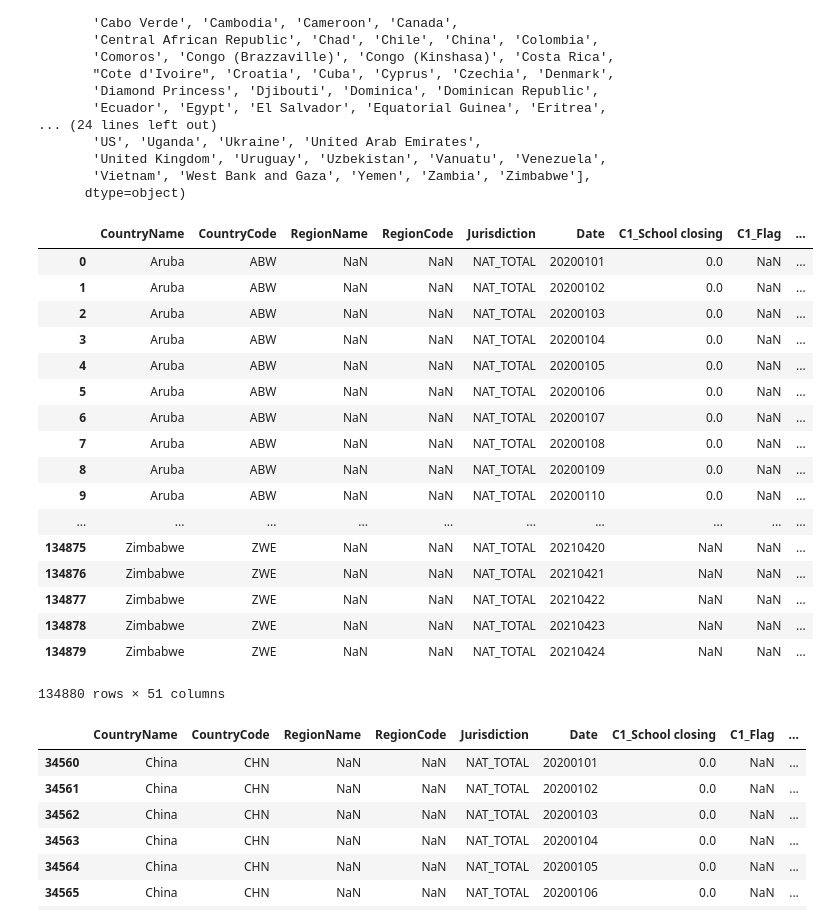
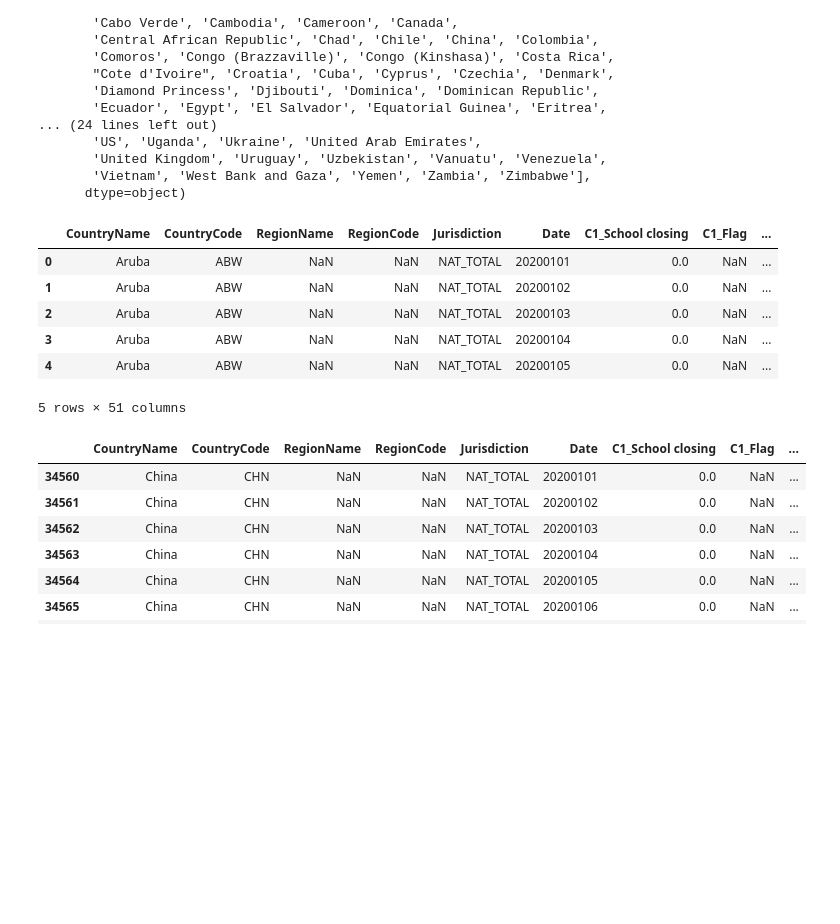
Before and after one commit to xiaolng/GSGHack_project10, a Jupyter notebook: plot_time_series.ipynb, the cells around one changed output. Cells and saved outputs as stored; diff of their text form; code cells hidden in the pictures; blank space fills up the shorter version.

```diff
--- a/plot_time_series.ipynb
+++ b/plot_time_series.ipynb
@@ -134,26 +134,15 @@ array(['Afghanistan', 'Albania', 'Algeria', 'Andorra', 'Angola',
 
 df_government = pd.read_csv("https://raw.githubusercontent.com/OxCGRT/covid-policy-tracker/master/data/OxCGRT_latest.csv")
 # %%
-df_government[ ]
+df_government.head()
 # %% [output]
 |  | CountryName | CountryCode | RegionName | RegionCode | Jurisdiction | Date | C1_School closing | C1_Flag | ... |
 | 0 | Aruba | ABW | NaN | NaN | NAT_TOTAL | 20200101 | 0.0 | NaN | ... |
 | 1 | Aruba | ABW | NaN | NaN | NAT_TOTAL | 20200102 | 0.0 | NaN | ... |
 | 2 | Aruba | ABW | NaN | NaN | NAT_TOTAL | 20200103 | 0.0 | NaN | ... |
 | 3 | Aruba | ABW | NaN | NaN | NAT_TOTAL | 20200104 | 0.0 | NaN | ... |
 | 4 | Aruba | ABW | NaN | NaN | NAT_TOTAL | 20200105 | 0.0 | NaN | ... |
-| 5 | Aruba | ABW | NaN | NaN | NAT_TOTAL | 20200106 | 0.0 | NaN | ... |
-| 6 | Aruba | ABW | NaN | NaN | NAT_TOTAL | 20200107 | 0.0 | NaN | ... |
-| 7 | Aruba | ABW | NaN | NaN | NAT_TOTAL | 20200108 | 0.0 | NaN | ... |
-| 8 | Aruba | ABW | NaN | NaN | NAT_TOTAL | 20200109 | 0.0 | NaN | ... |
-| 9 | Aruba | ABW | NaN | NaN | NAT_TOTAL | 20200110 | 0.0 | NaN | ... |
-| ... | ... | ... | ... | ... | ... | ... | ... | ... | ... |
-| 134875 | Zimbabwe | ZWE | NaN | NaN | NAT_TOTAL | 20210420 | NaN | NaN | ... |
-| 134876 | Zimbabwe | ZWE | NaN | NaN | NAT_TOTAL | 20210421 | NaN | NaN | ... |
-| 134877 | Zimbabwe | ZWE | NaN | NaN | NAT_TOTAL | 20210422 | NaN | NaN | ... |
-| 134878 | Zimbabwe | ZWE | NaN | NaN | NAT_TOTAL | 20210423 | NaN | NaN | ... |
-| 134879 | Zimbabwe | ZWE | NaN | NaN | NAT_TOTAL | 20210424 | NaN | NaN | ... |
-134880 rows × 51 columns
+5 rows × 51 columns
 # %%
 df_government [ df_government['CountryName']=='China']
 # %% [output]
```
Also changed, not shown: parts of 6 cells of this notebook, 3 other files.
